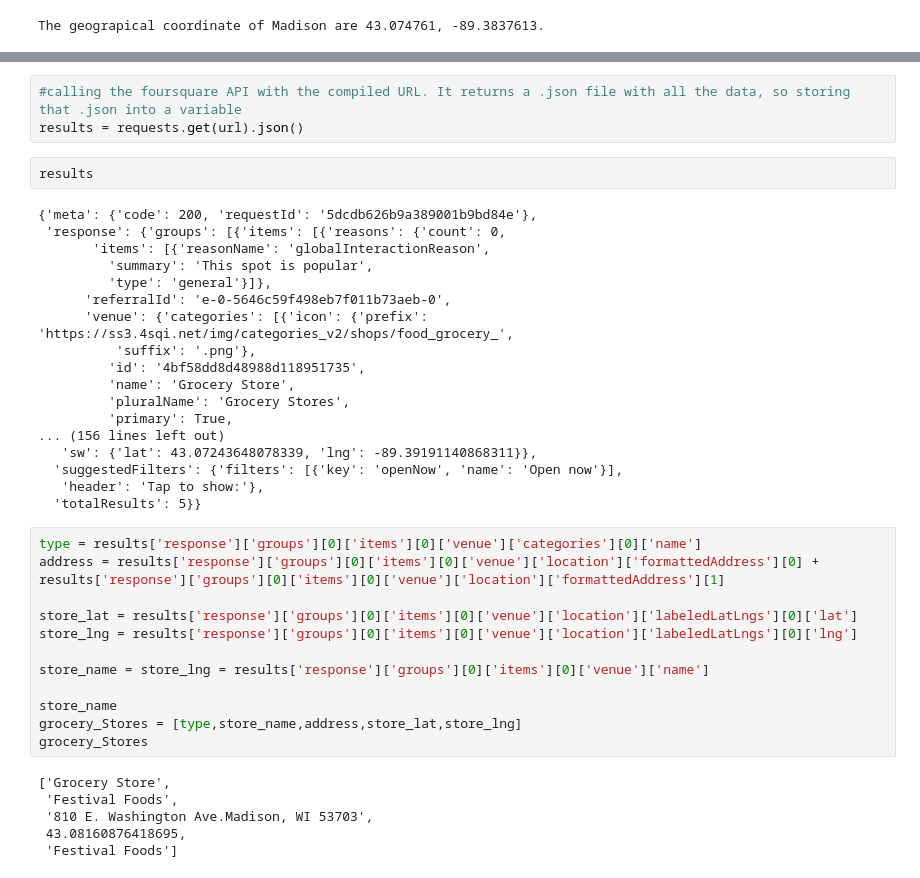
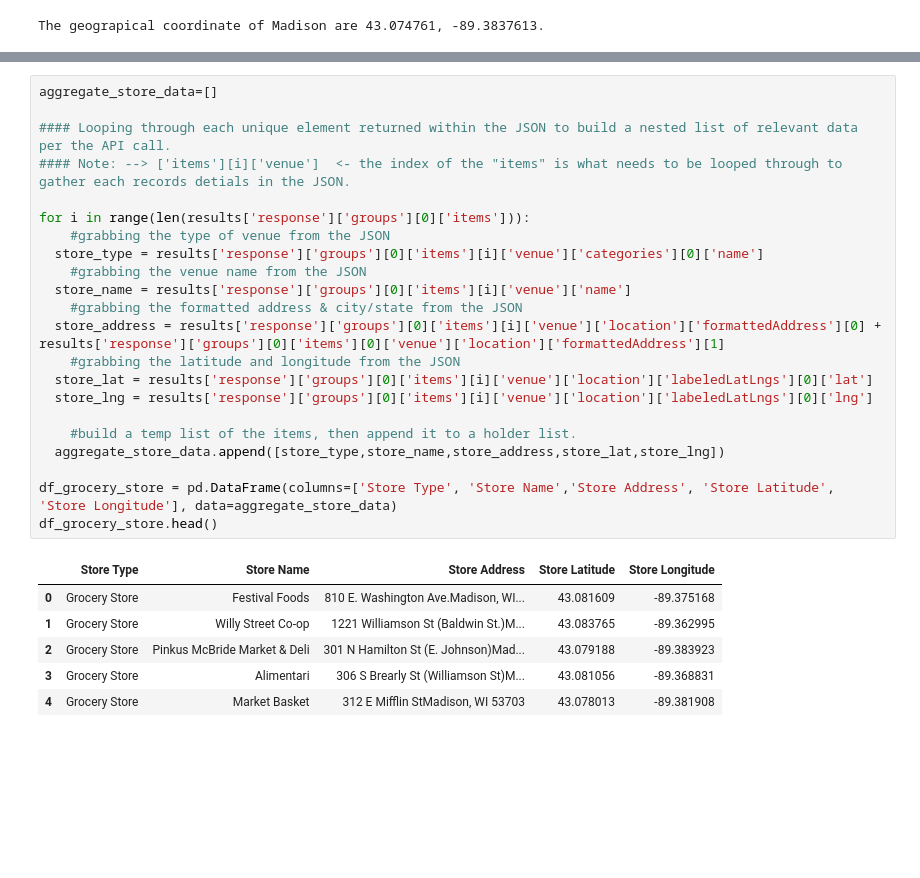
Before and after one commit to joshjarvey/Coursera_Capstone, a Jupyter notebook: Capstone_Final_Project.ipynb, the cells around one changed output, grey strips where cells are left out. Drawn from its saved outputs; the diff is of its cells as text; blank space fills up the shorter version.

```diff
--- a/Capstone_Final_Project.ipynb
+++ b/Capstone_Final_Project.ipynb
@@ -112,41 +104,29 @@ https://api.foursquare.com/v2/venues/explore?&client_id=RNBGL5BEPF5JT2ZT0KK4KHBE
-# %%
-#calling the foursquare API with the compiled URL. It returns a .json file with all the data, so storing that .json into a variable
-results = requests.get(url).json()
-# %%
-results
-# %% [output]
-{'meta': {'code': 200, 'requestId': '5dcdb626b9a389001b9bd84e'},
- 'response': {'groups': [{'items': [{'reasons': {'count': 0,
-       'items': [{'reasonName': 'globalInteractionReason',
-         'summary': 'This spot is popular',
-         'type': 'general'}]},
-      'referralId': 'e-0-5646c59f498eb7f011b73aeb-0',
-      'venue': {'categories': [{'icon': {'prefix': 'https://ss3.4sqi.net/img/categories_v2/shops/food_grocery_',
-          'suffix': '.png'},
-         'id': '4bf58dd8d48988d118951735',
-         'name': 'Grocery Store',
-         'pluralName': 'Grocery Stores',
-         'primary': True,
-... (156 lines left out)
-   'sw': {'lat': 43.07243648078339, 'lng': -89.39191140868311}},
-  'suggestedFilters': {'filters': [{'key': 'openNow', 'name': 'Open now'}],
-   'header': 'Tap to show:'},
-  'totalResults': 5}}
-# %%
-type = results['response']['groups'][0]['items'][0]['venue']['categories'][0]['name']
-address = results['response']['groups'][0]['items'][0]['venue']['location']['formattedAddress'][0] + results['response']['groups'][0]['items'][0]['venue']['location']['formattedAddress'][1]
-
-store_lat = results['response']['groups'][0]['items'][0]['venue']['location']['labeledLatLngs'][0]['lat']
-store_lng = results['response']['groups'][0]['items'][0]['venue']['location']['labeledLatLngs'][0]['lng']
-
-store_name = store_lng = results['response']['groups'][0]['items'][0]['venue']['name']
-
-store_name
-grocery_Stores = [type,store_name,address,store_lat,store_lng]
-grocery_Stores
-# %% [output]
-['Grocery Store',
- 'Festival Foods',
- '810 E. Washington Ave.Madison, WI 53703',
- 43.08160876418695,
- 'Festival Foods']
+# %%
+aggregate_store_data=[]
+
+#### Looping through each unique element returned within the JSON to build a nested list of relevant data per the API call.
+#### Note: --> ['items'][i]['venue']  <- the index of the "items" is what needs to be looped through to gather each records detials in the JSON.
+
+for i in range(len(results['response']['groups'][0]['items'])):
+    #grabbing the type of venue from the JSON
+  store_type = results['response']['groups'][0]['items'][i]['venue']['categories'][0]['name']
+    #grabbing the venue name from the JSON
+  store_name = results['response']['groups'][0]['items'][i]['venue']['name']
+    #grabbing the formatted address & city/state from the JSON
+  store_address = results['response']['groups'][0]['items'][i]['venue']['location']['formattedAddress'][0] + results['response']['groups'][0]['items'][0]['venue']['location']['formattedAddress'][1]
+    #grabbing the latitude and longitude from the JSON
+  store_lat = results['response']['groups'][0]['items'][i]['venue']['location']['labeledLatLngs'][0]['lat']
+  store_lng = results['response']['groups'][0]['items'][i]['venue']['location']['labeledLatLngs'][0]['lng']
+
+    #build a temp list of the items, then append it to a holder list.
+  aggregate_store_data.append([store_type,store_name,store_address,store_lat,store_lng])
+
+df_grocery_store = pd.DataFrame(columns=['Store Type', 'Store Name','Store Address', 'Store Latitude', 'Store Longitude'], data=aggregate_store_data)
+df_grocery_store.head()
+# %% [output]
+|  | Store Type | Store Name | Store Address | Store Latitude | Store Longitude |
+| 0 | Grocery Store | Festival Foods | 810 E. Washington Ave.Madison, WI... | 43.081609 | -89.375168 |
+| 1 | Grocery Store | Willy Street Co-op | 1221 Williamson St (Baldwin St.)M... | 43.083765 | -89.362995 |
+| 2 | Grocery Store | Pinkus McBride Market & Deli | 301 N Hamilton St (E. Johnson)Mad... | 43.079188 | -89.383923 |
+| 3 | Grocery Store | Alimentari | 306 S Brearly St (Williamson St)M... | 43.081056 | -89.368831 |
+| 4 | Grocery Store | Market Basket | 312 E Mifflin StMadison, WI 53703 | 43.078013 | -89.381908 |
```
Also changed, not shown: parts of 5 cells of this notebook.
